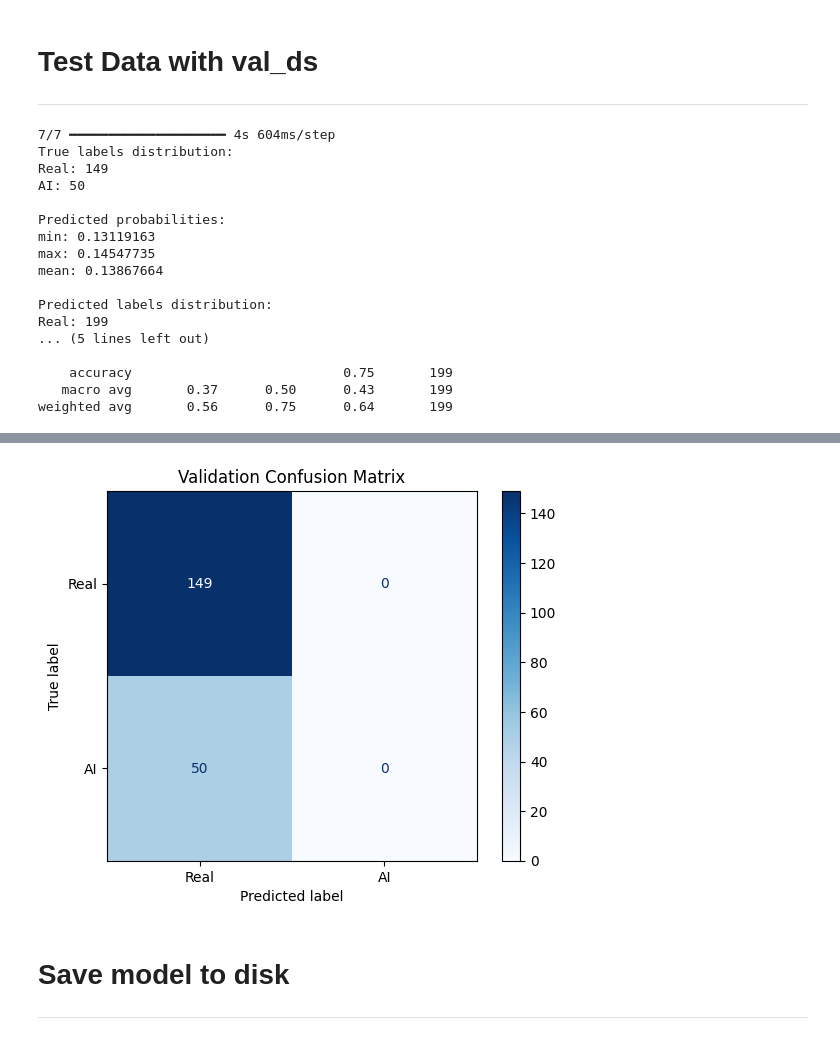
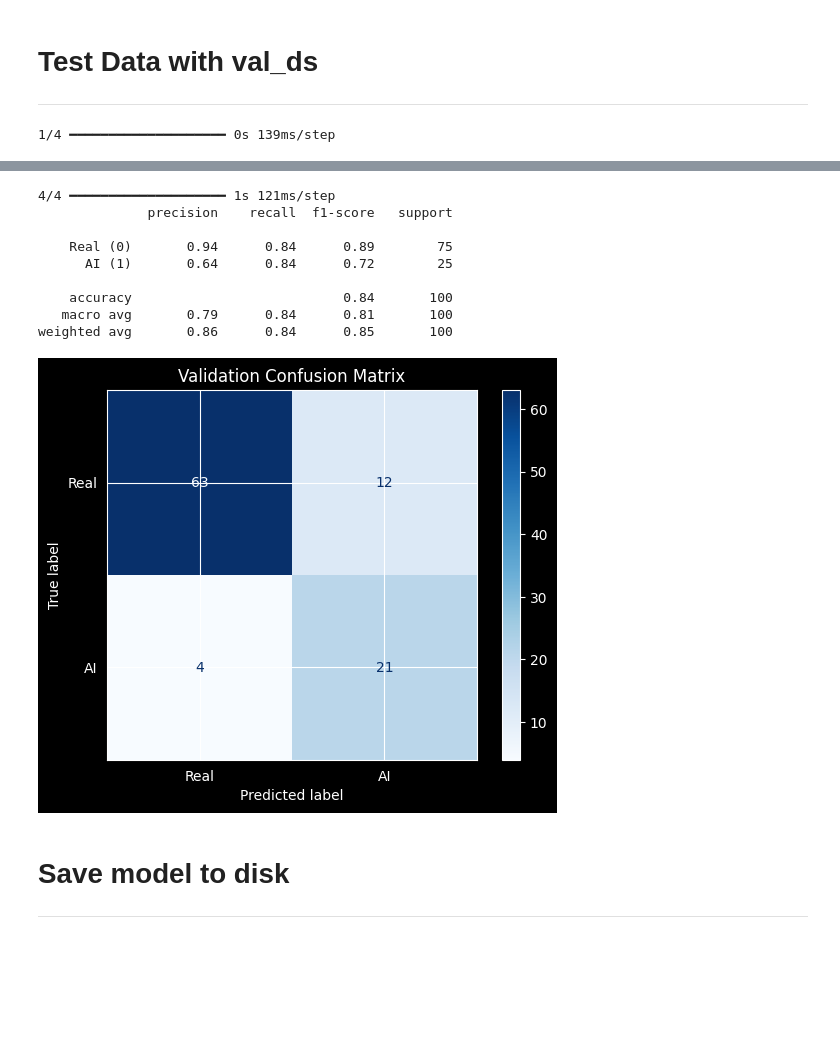
Before and after one commit to MonykTobias/CV, a Jupyter notebook: cnn_ai_vs_fake.ipynb, the cells around one changed output, grey strips where cells are left out. Cells and saved outputs as stored; diff of their text form; code cells hidden in the pictures; blank space fills up the shorter version.

Commit message:
- Added Data augmentation, implemented 80/10/10 split, fixed some memory issues

```diff
--- a/cnn_ai_vs_fake.ipynb
+++ b/cnn_ai_vs_fake.ipynb
@@ -139,11 +214,15 @@ BUFFER_SIZE = len(X_combined)
 SPLIT = 0.8
 BATCH_SIZE = 32
 
-train_ds = (tf.data.Dataset.from_tensor_slices((X_train, y_train))
+train_ds = (tf.data.Dataset.from_tensor_slices((X_train_expanded, y_train_expanded))
             .shuffle(BUFFER_SIZE)
             .batch(BATCH_SIZE)
             .prefetch(buffer_size=tf.data.AUTOTUNE))
 
+test_ds = ((tf.data.Dataset.from_tensor_slices((X_test, y_test)))
+           .batch(BATCH_SIZE)
+           .prefetch(buffer_size=tf.data.AUTOTUNE))
+
 val_ds = (tf.data.Dataset.from_tensor_slices((X_val, y_val))
           .batch(BATCH_SIZE)
           .prefetch(buffer_size=tf.data.AUTOTUNE))
@@ -253,19 +331,11 @@ model.compile(optimizer='adam', loss='binary_crossentropy', metrics=['accuracy']
 # Train the Model
 ---
 # %%
-# Collect labels only from the training dataset
-y_train = []
-
-for _, labels in train_ds:
-    y_train.extend(labels.numpy())
-
-y_train = np.array(y_train)
-
 # Compute class weights to handle class imbalance
 class_weights = compute_class_weight(
     class_weight='balanced',
     classes=np.unique(y_combined),
-    y=y_combined
+    y=y_train_expanded
 )
 
 class_weight_dict = dict(enumerate(class_weights))
@@ -275,7 +345,7 @@ es = EarlyStopping(monitor='val_loss', patience=3, restore_best_weights=True)
 history = model.fit(
     train_ds,
     validation_data=val_ds,
-    epochs=10,
+    epochs=15,
     class_weight=class_weight_dict,
     callbacks=[es],
     verbose=1
@@ -294,39 +383,24 @@ Epoch 4/10
 ---
 # %%
 import numpy as np
-from sklearn.metrics import classification_report, confusion_matrix, ConfusionMatrixDisplay
-import matplotlib.pyplot as plt
 
 y_true = []
-for _, labels in val_ds:
+for _, labels in test_ds:
     y_true.extend(labels.numpy())
 y_true = np.array(y_true)
 
-y_pred_probs = model.predict(val_ds)
+y_pred_probs = model.predict(test_ds)
 
 # 3. Convert probabilities to binary choices (0 or 1)
 y_pred = (y_pred_probs >= 0.5).astype(int).flatten()
 
-print("True labels distribution:")
-print("Real:", np.sum(y_true == 0))
-print("AI:", np.sum(y_true == 1))
-
-print("\nPredicted probabilities:")
-print("min:", y_pred_probs.min())
-print("max:", y_pred_probs.max())
-print("mean:", y_pred_probs.mean())
-
-print("\nPredicted labels distribution:")
-print("Real:", np.sum(y_pred == 0))
-print("AI:", np.sum(y_pred == 1))
+from sklearn.metrics import classification_report
 
 # Print precision, recall, and F1-score
-print(classification_report(
-    y_true,
-    y_pred,
-    target_names=['Real (0)', 'AI (1)'],
-    zero_division=0
-))
+print(classification_report(y_true, y_pred, target_names=['Real (0)', 'AI (1)']))
+
+import matplotlib.pyplot as plt
+from sklearn.metrics import confusion_matrix, ConfusionMatrixDisplay
 
 # Compute the confusion matrix
 cm = confusion_matrix(y_true, y_pred)
@@ -337,20 +411,4 @@ disp.plot(cmap=plt.cm.Blues)
 plt.title("Validation Confusion Matrix")
 plt.show()
 # %% [output]
-7/7 ━━━━━━━━━━━━━━━━━━━━ 4s 604ms/step
-True labels distribution:
-Real: 149
-AI: 50
-
-Predicted probabilities:
-min: 0.13119163
-max: 0.14547735
-mean: 0.13867664
-
-Predicted labels distribution:
-Real: 199
-... (5 lines left out)
-
-    accuracy                           0.75       199
-   macro avg       0.37      0.50      0.43       199
-weighted avg       0.56      0.75      0.64       199
+1/4 ━━━━━━━━━━━━━━━━━━━━ 0s 139ms/step
@@ -357,4 +416,13 @@ weighted avg       0.56      0.75      0.64       199
+4/4 ━━━━━━━━━━━━━━━━━━━━ 1s 121ms/step
+              precision    recall  f1-score   support
+
+    Real (0)       0.94      0.84      0.89        75
+      AI (1)       0.64      0.84      0.72        25
+
+    accuracy                           0.84       100
+   macro avg       0.79      0.84      0.81       100
+weighted avg       0.86      0.84      0.85       100
-[figure, old version]
+[figure, new version]
 # %% [markdown]
 # Save model to disk
 ---
```
Also changed, not shown: parts of 12 cells of this notebook.
